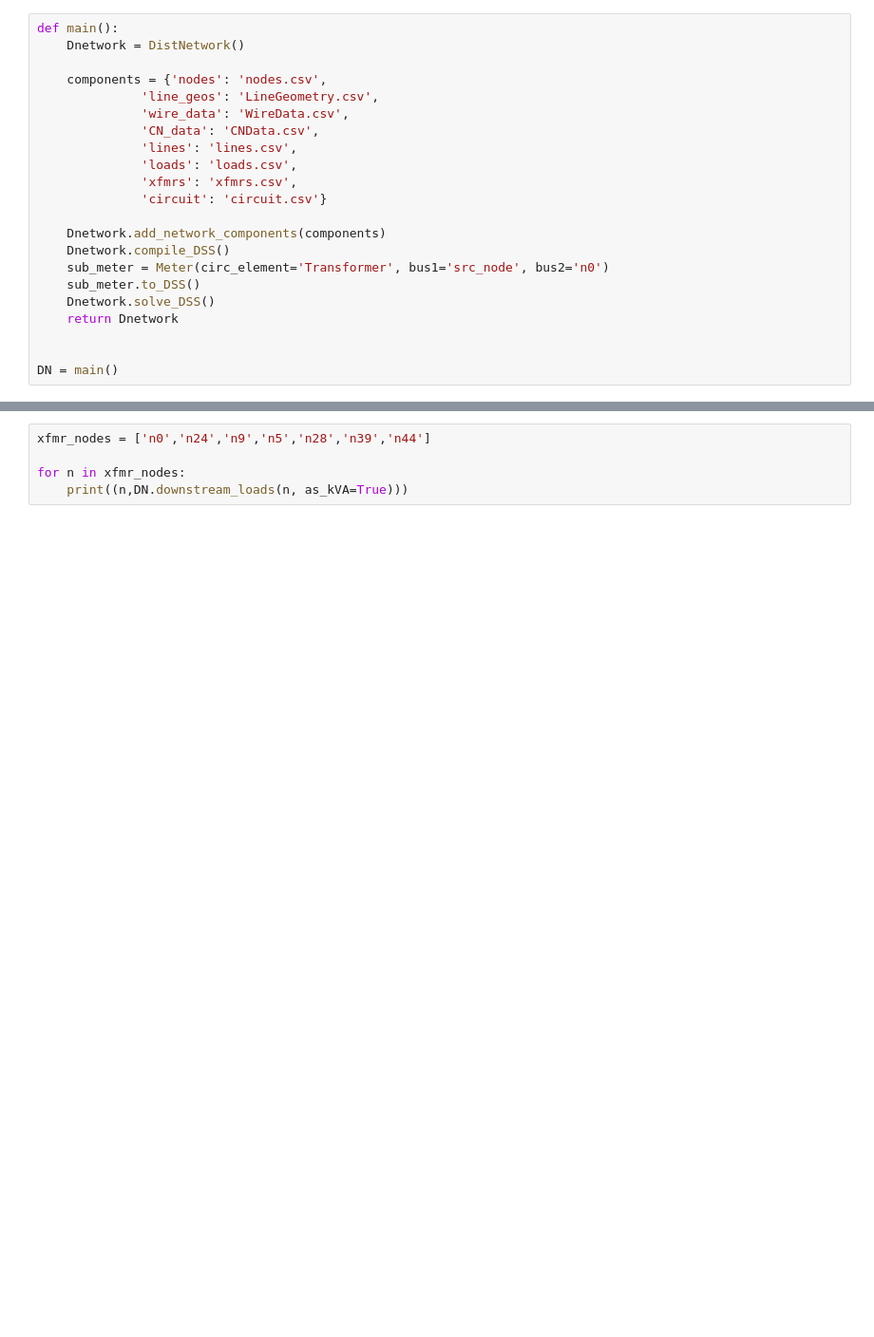
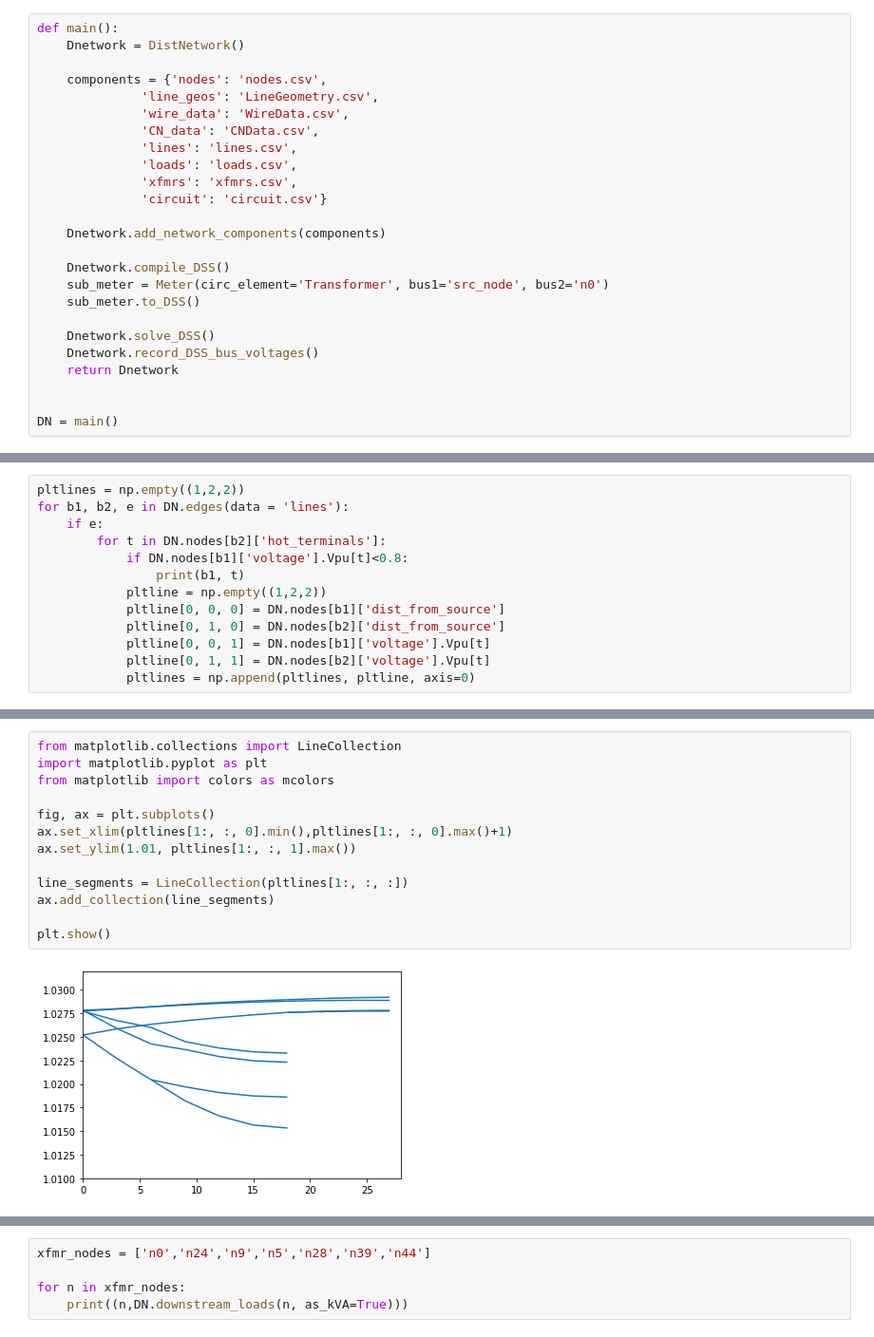
Before and after one commit to spenceregan/ECEN5437-Proj1, a Jupyter notebook: scripts/Proj1-Grp6.ipynb, the cells around one changed output, grey strips where cells are left out. Shown at 95% size. Cells and saved outputs as stored; diff of their text form; blank space fills up the shorter version.

Commit message:
add voltage plot feature

```diff
--- a/scripts/Proj1-Grp6.ipynb
+++ b/scripts/Proj1-Grp6.ipynb
@@ -521,10 +528,13 @@ def main():
               'circuit': 'circuit.csv'}
 
     Dnetwork.add_network_components(components)
+
     Dnetwork.compile_DSS()
     sub_meter = Meter(circ_element='Transformer', bus1='src_node', bus2='n0')
     sub_meter.to_DSS()
+
     Dnetwork.solve_DSS()
+    Dnetwork.record_DSS_bus_voltages()
     return Dnetwork
 
 
@@ -560,0 +580,13 @@ dss.Circuit.AllBusNames()
+# %%
+pltlines = np.empty((1,2,2))
+for b1, b2, e in DN.edges(data = 'lines'):
+    if e:
+        for t in DN.nodes[b2]['hot_terminals']:
+            if DN.nodes[b1]['voltage'].Vpu[t]<0.8:
+                print(b1, t)
+            pltline = np.empty((1,2,2))
+            pltline[0, 0, 0] = DN.nodes[b1]['dist_from_source']
+            pltline[0, 1, 0] = DN.nodes[b2]['dist_from_source']
+            pltline[0, 0, 1] = DN.nodes[b1]['voltage'].Vpu[t]
+            pltline[0, 1, 1] = DN.nodes[b2]['voltage'].Vpu[t]
+            pltlines = np.append(pltlines, pltline, axis=0)
@@ -560,0 +601,15 @@ dss.Circuit.AllBusNames()
+# %%
+from matplotlib.collections import LineCollection
+import matplotlib.pyplot as plt
+from matplotlib import colors as mcolors
+
+fig, ax = plt.subplots()
+ax.set_xlim(pltlines[1:, :, 0].min(),pltlines[1:, :, 0].max()+1)
+ax.set_ylim(1.01, pltlines[1:, :, 1].max())
+
+line_segments = LineCollection(pltlines[1:, :, :])
+ax.add_collection(line_segments)
+
+plt.show()
+# %% [output]
+[figure, added]
```
Also changed, not shown: parts of 8 cells of this notebook, 5 other files.
